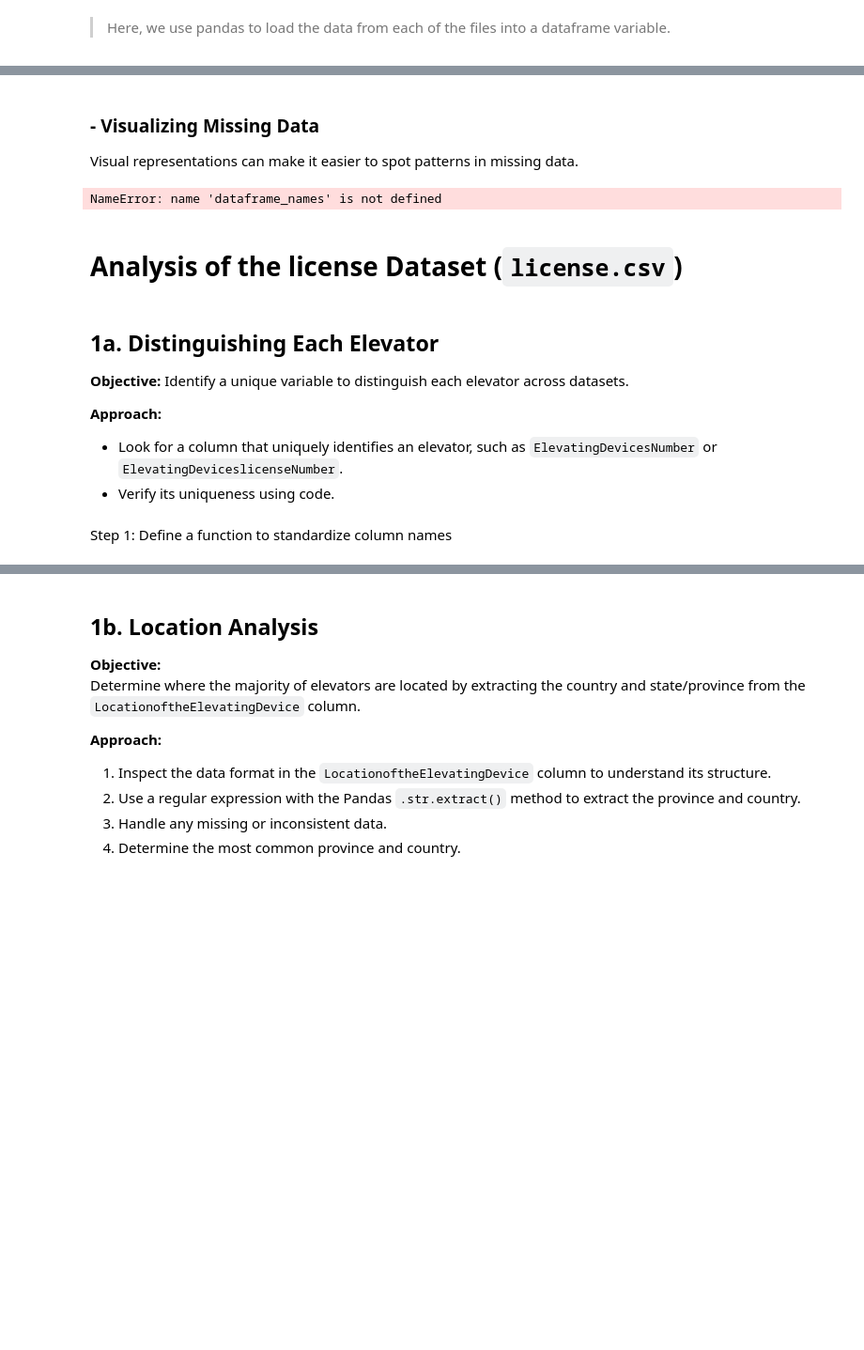
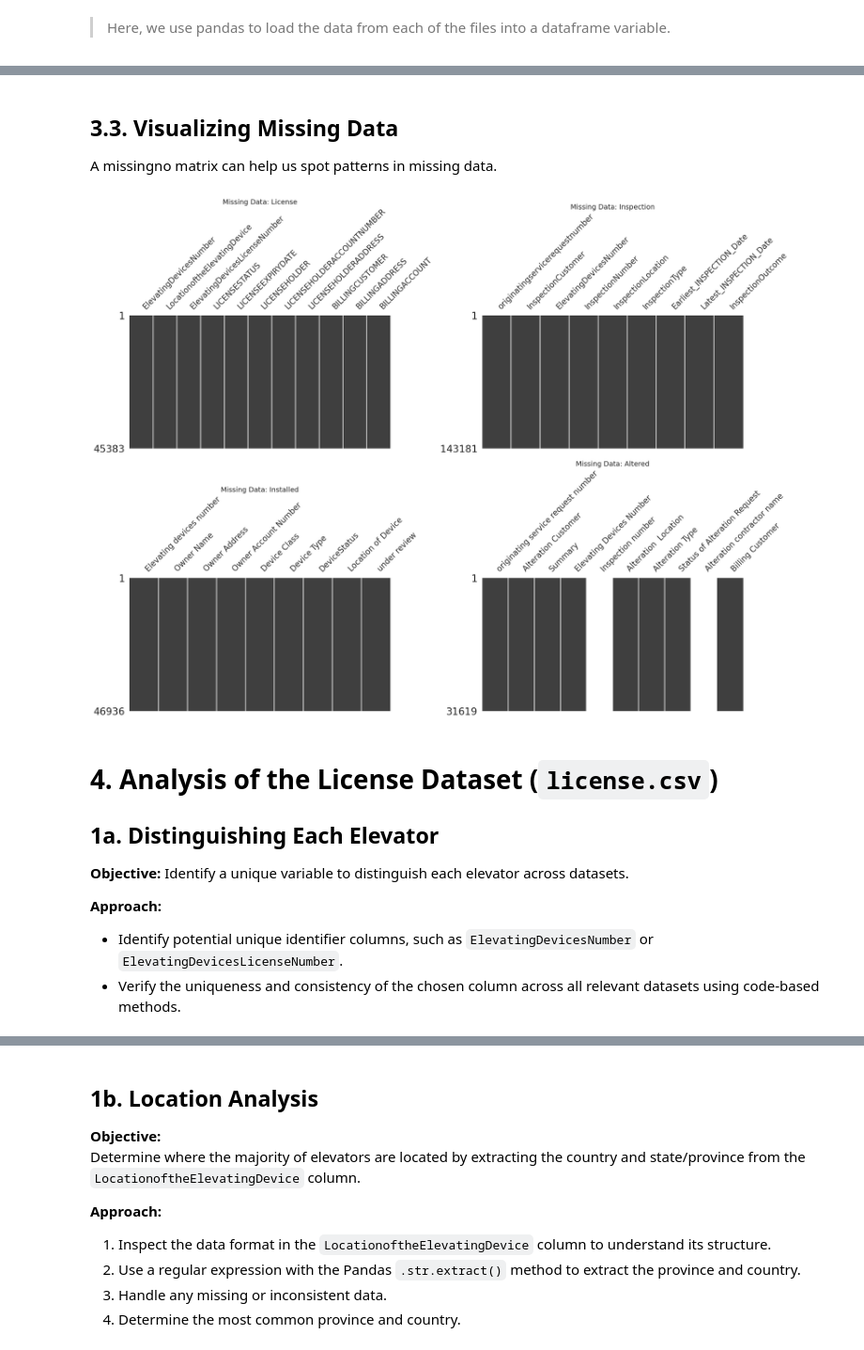
Before and after one commit to Gamikaru/AIC-103_Data_Science_Project, a Jupyter notebook: notebooks/licence-ETL.ipynb, the cells around one changed output, grey strips where cells are left out. Shown at 94% size. Saved outputs shown, nothing was run; the diff lists cells and outputs as text; code cells hidden in the pictures; blank space fills up the shorter version.

```diff
--- a/notebooks/licence-ETL.ipynb
+++ b/notebooks/licence-ETL.ipynb
@@ -254,56 +251,45 @@ Descriptive Statistics for Inspection Data:
 # %% [markdown]
-### <a id="visualizing-missing-data"></a> - Visualizing Missing Data
-
-Visual representations can make it easier to spot patterns in missing data.
+## 3.3. Visualizing Missing Data
+A missingno matrix can help us spot patterns in missing data.
 # %%
 def visualize_missing_data_grid(dfs, df_names, rows=2, cols=2, figsize=(20, 15)):
     """
-    Visualizes missing data for multiple dataframes in a grid layout with enhanced aesthetics.
-
-    Parameters:
-    - dfs (list of pd.DataFrame): List of dataframes to visualize.
-    - df_names (list of str): Corresponding names for the dataframes.
-    - rows (int): Number of rows in the grid.
-    - cols (int): Number of columns in the grid.
-    - figsize (tuple): Size of the entire figure.
+    Visualizes missing data for multiple dataframes in a grid layout.
     """
     if len(dfs) != len(df_names):
-        print("The number of dataframes and names must be the same.")
+        print("Mismatched DataFrame/Name count.")
         return
 
-    # Create subplots
     fig, axes = plt.subplots(rows, cols, figsize=figsize)
-    axes = axes.flatten()  # Flatten in case of multiple rows and cols
+    axes = axes.flatten()
 
     for idx, (df, name) in enumerate(zip(dfs, df_names)):
         if idx >= rows * cols:
-            print(f"Skipping {name}: Not enough subplot axes.")
             break
-        try:
-            print(f"Missing Data Visualization for {name}:")
-            msno.matrix(df, ax=axes[idx], sparkline=False, color=(0.2, 0.4, 0.6))
-            axes[idx].set_title(f"Missing Data for {name}", fontsize=14, fontweight='bold')
-        except Exception as e:
-            print(f"Failed to visualize missing data for {name}. Error: {e}")
+        msno.matrix(df, ax=axes[idx], sparkline=False)
+        axes[idx].set_title(f"Missing Data: {name}", fontsize=14)
 
-    # Remove any unused subplots
+    # Hide any unused subplots
     for j in range(idx + 1, rows * cols):
         fig.delaxes(axes[j])
 
     plt.tight_layout()
     plt.show()
 
-# Visualize missing data in a 2x2 grid with enhanced aesthetics
-visualize_missing_data_grid(dataframes, dataframe_names, rows=2, cols=2, figsize=(20, 15))
+dataframes = [license_df, inspection_df, installed_df, altered_df]
+df_names  = ['License', 'Inspection', 'Installed', 'Altered']
+
+visualize_missing_data_grid(dataframes, df_names, rows=2, cols=2, figsize=(20, 15))
 # %% [output]
-NameError: name 'dataframe_names' is not defined
+[figure, added]
-# %% [markdown]
-# <a id="analysis-of-the-license-dataset-licensecsv"></a> Analysis of the license Dataset (`license.csv`)
 # %% [markdown]
-## <a id="1a-distinguishing-each-elevator"></a> **1a. Distinguishing Each Elevator**
+# 4. Analysis of the License Dataset (`license.csv`)
+
+## **1a. Distinguishing Each Elevator**
 
 **Objective:** Identify a unique variable to distinguish each elevator across datasets.
 
 **Approach:**
-- Look for a column that uniquely identifies an elevator, such as `ElevatingDevicesNumber` or `ElevatingDeviceslicenseNumber`.
-- Verify its uniqueness using code.
+
+-   Identify potential unique identifier columns, such as `ElevatingDevicesNumber` or `ElevatingDevicesLicenseNumber`.
+-   Verify the uniqueness and consistency of the chosen column across all relevant datasets using code-based methods.
@@ -317,2 +295,0 @@ for name, df in datasets.items():
-# %% [markdown]
-Step 1: Define a function to standardize column names
```
Also changed, not shown: parts of 49 cells of this notebook, 1 other file.
